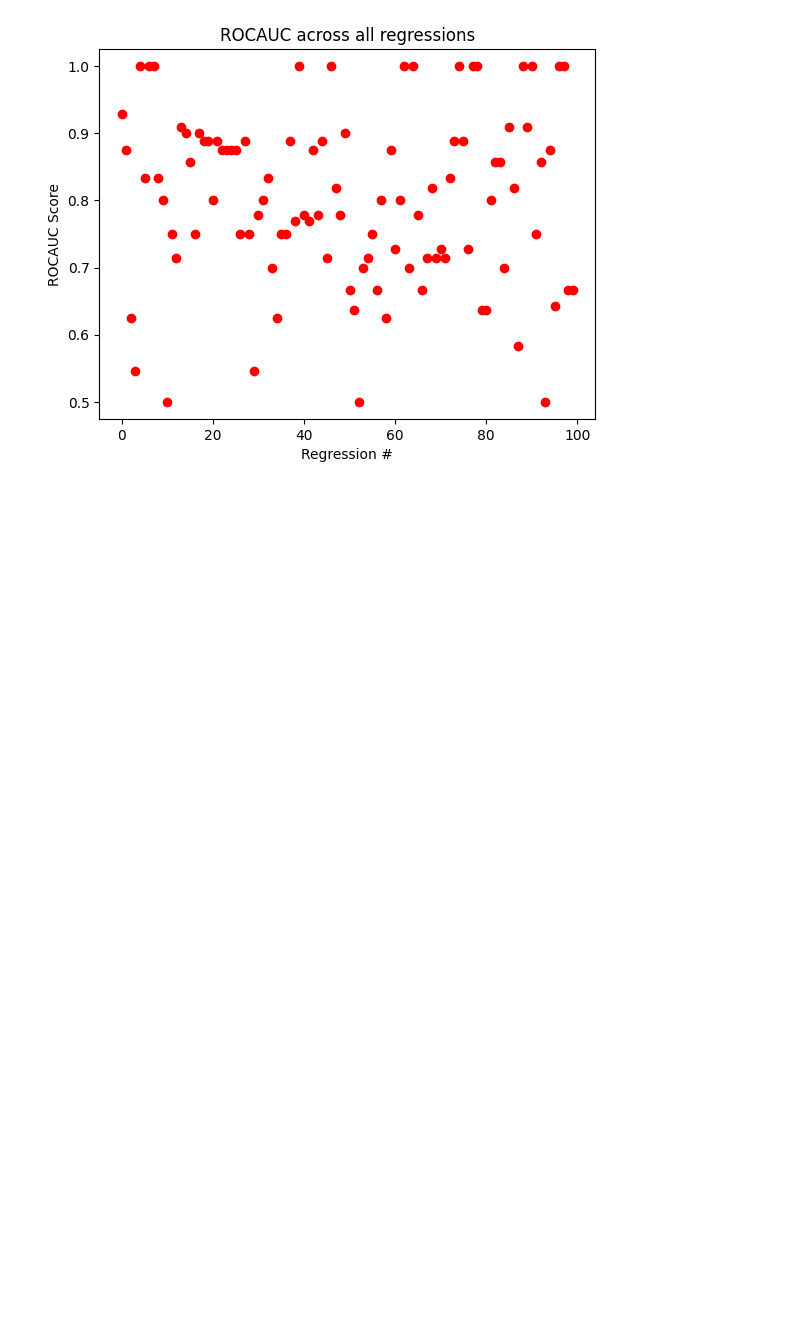
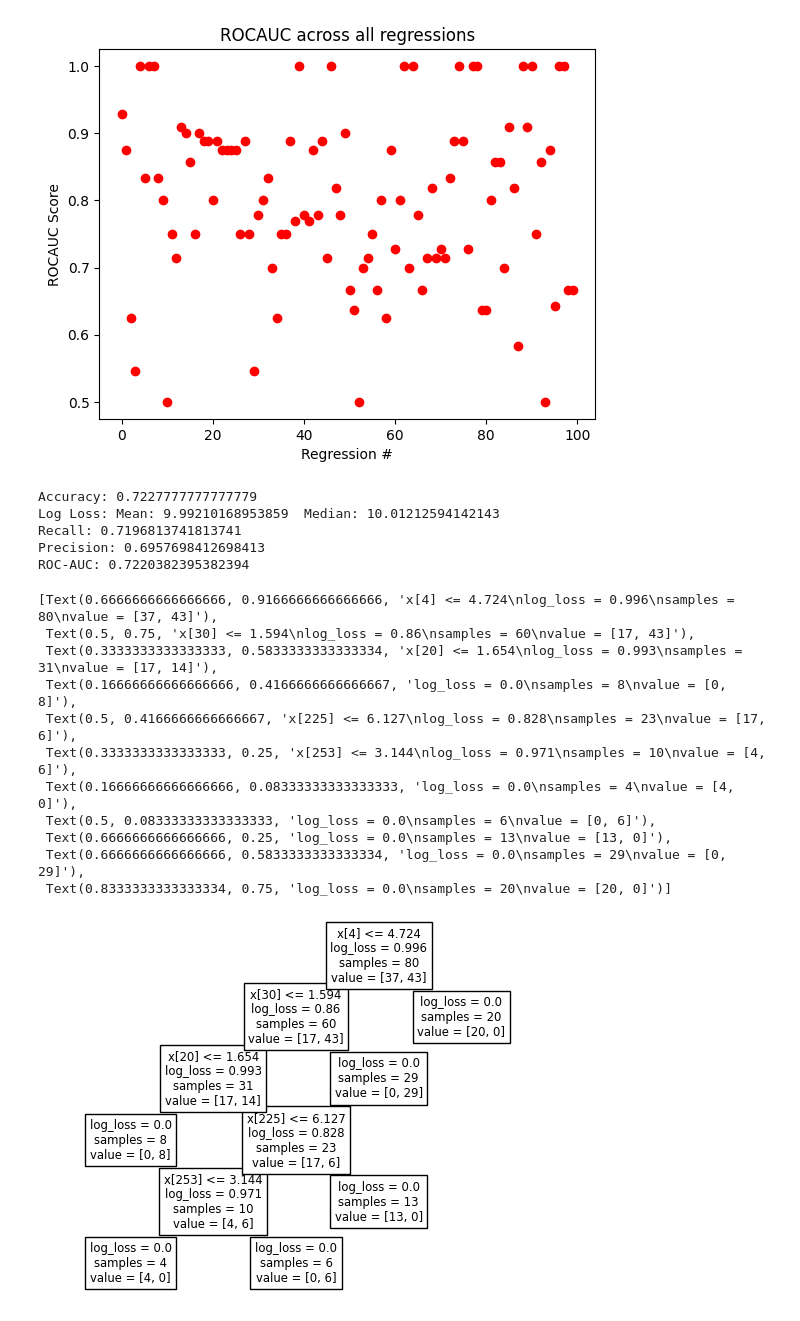
Before and after one commit to SumanthPandiri/4300-Data-Science-Project, a Jupyter notebook: TestNotebook3.ipynb, the cells around one changed output. Saved outputs shown, nothing was run; the diff lists cells and outputs as text; code cells hidden in the pictures; blank space fills up the shorter version.

```diff
--- a/TestNotebook3.ipynb
+++ b/TestNotebook3.ipynb
@@ -177,3 +177,63 @@ plt.plot(listPrecisionScore, 'ro')
 plt.show()
 # %% [output]
 [figure]
+# %%
+listAccuracyScore = []
+listLogLossScore = []
+listRecallScore = []
+listPrecisionScore = []
+listROCAUCScore = []
+
+#Runs the logistic regression 100 times and calculates the accuracy score
+for i in range (0,100):
+    #Randomly shuffles the x and y data while keeping matching order
+    temp = list(zip(x_array_transpose, y_array))
+    random.shuffle(temp)
+    x_shuffled, y_shuffled = zip(*temp)
+    x_shuffled = np.array(x_shuffled)
+    y_shuffled = np.array(y_shuffled)
+
+    #Splits data into train and test split
+    x_train = x_shuffled[0:80]
+    x_test = x_shuffled[80:99]
+    y_train = y_shuffled[0:80]
+    y_test = y_shuffled[80:99]
+
+    # Fitting Logistic Regression to the Training set
+    clf = DecisionTreeClassifier(criterion="log_loss")
+    clf.fit(x_train, y_train)
+
+    # Predicting the Test set results
+    y_pred = clf.predict(x_test)
+    y_pred_proba = clf.predict_proba(x_test)
+    listAccuracyScore.append(metrics.accuracy_score(y_test, y_pred))
+    listLogLossScore.append(metrics.log_loss(y_test, y_pred_proba))
+    listRecallScore.append(metrics.recall_score(y_test, y_pred))
+    listPrecisionScore.append(metrics.precision_score(y_test, y_pred))
+    listROCAUCScore.append(metrics.roc_auc_score(y_test, y_pred))
+
+print("Accuracy: " + str(np.mean(listAccuracyScore)))
+print("Log Loss: Mean: " + str(np.mean(listLogLossScore)) + "  Median: " + str(np.median(listLogLossScore)))
+print("Recall: " + str(np.mean(listRecallScore)))
+print("Precision: " + str(np.mean(listPrecisionScore)))
+print("ROC-AUC: " + str(np.mean(listROCAUCScore)))
+
+tree.plot_tree(clf)
+# %% [output]
+Accuracy: 0.7227777777777779
+Log Loss: Mean: 9.99210168953859  Median: 10.01212594142143
+Recall: 0.7196813741813741
+Precision: 0.6957698412698413
+ROC-AUC: 0.7220382395382394
+[Text(0.6666666666666666, 0.9166666666666666, 'x[4] <= 4.724\nlog_loss = 0.996\nsamples = 80\nvalue = [37, 43]'),
+ Text(0.5, 0.75, 'x[30] <= 1.594\nlog_loss = 0.86\nsamples = 60\nvalue = [17, 43]'),
+ Text(0.3333333333333333, 0.5833333333333334, 'x[20] <= 1.654\nlog_loss = 0.993\nsamples = 31\nvalue = [17, 14]'),
+ Text(0.16666666666666666, 0.4166666666666667, 'log_loss = 0.0\nsamples = 8\nvalue = [0, 8]'),
+ Text(0.5, 0.4166666666666667, 'x[225] <= 6.127\nlog_loss = 0.828\nsamples = 23\nvalue = [17, 6]'),
+ Text(0.3333333333333333, 0.25, 'x[253] <= 3.144\nlog_loss = 0.971\nsamples = 10\nvalue = [4, 6]'),
+ Text(0.16666666666666666, 0.08333333333333333, 'log_loss = 0.0\nsamples = 4\nvalue = [4, 0]'),
+ Text(0.5, 0.08333333333333333, 'log_loss = 0.0\nsamples = 6\nvalue = [0, 6]'),
+ Text(0.6666666666666666, 0.25, 'log_loss = 0.0\nsamples = 13\nvalue = [13, 0]'),
+ Text(0.6666666666666666, 0.5833333333333334, 'log_loss = 0.0\nsamples = 29\nvalue = [0, 29]'),
+ Text(0.8333333333333334, 0.75, 'log_loss = 0.0\nsamples = 20\nvalue = [20, 0]')]
+[figure, added]
```
Also changed, not shown: parts of 2 cells of this notebook.
